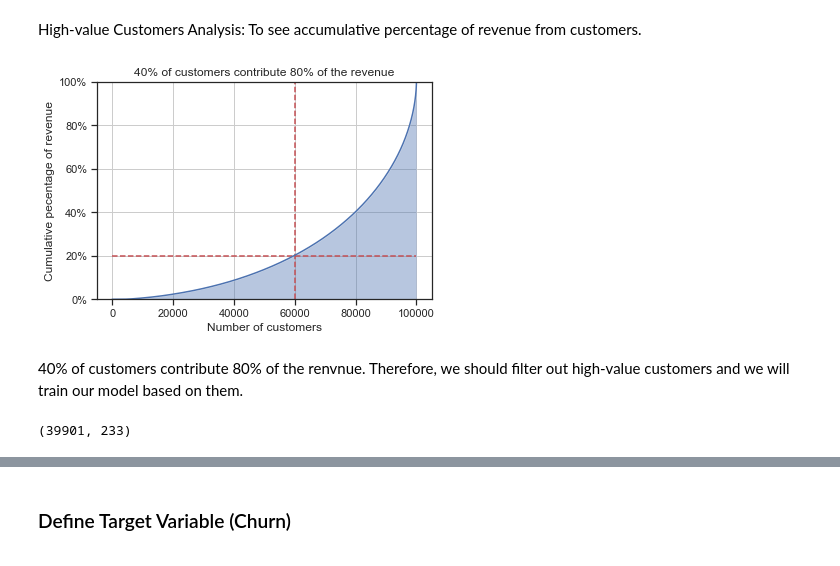
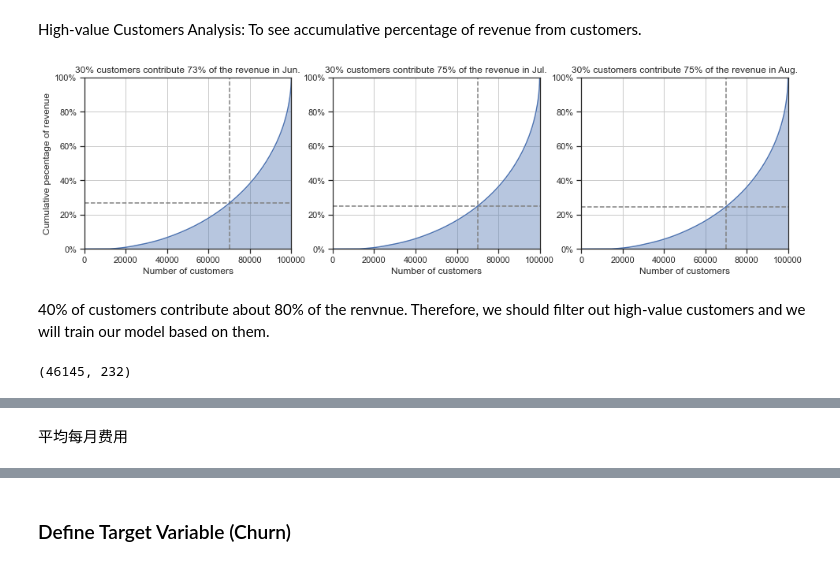
Before and after one commit to Crayon-ShinChan/ids-project, a Jupyter notebook: telecom_large/telecom.ipynb, the cells around one changed output, grey strips where cells are left out. Saved outputs shown, nothing was run; the diff lists cells and outputs as text; code cells hidden in the pictures.

```diff
--- a/telecom_large/telecom.ipynb
+++ b/telecom_large/telecom.ipynb
@@ -77,6 +80,12 @@ Data columns (total 226 columns):
  225 sep_vbc_3g                99999 non-null  float64
 dtypes: float64(179), int64(35), object(12)
 memory usage: 172.4+ MB
+# %%
+telecom.rename(columns={'jun_vbc_3g': 'vbc_3g_6',
+                          'jul_vbc_3g': 'vbc_3g_7',
+                          'aug_vbc_3g': 'vbc_3g_8',
+                          'sep_vbc_3g': 'vbc_3g_9'},
+               inplace=True)
 # %%
 telecom.describe()
 # %% [output]
@@ -98,43 +107,53 @@ Normally, the revenue of a business is majorly from high-value customers. Let's
 # %% [markdown]
 Calculate total charge amount.
 # %%
-telecom['total_data_rech_6'] = telecom['total_rech_data_6'] * telecom['av_rech_amt_data_6']
-telecom['total_data_rech_7'] = telecom['total_rech_data_7'] * telecom['av_rech_amt_data_7']
-telecom['total_data_rech_8'] = telecom['total_rech_data_8'] * telecom['av_rech_amt_data_8']
+telecom['total_data_rech_amt_6'] = telecom['total_rech_data_6'] * telecom['av_rech_amt_data_6']
+telecom['total_data_rech_amt_7'] = telecom['total_rech_data_7'] * telecom['av_rech_amt_data_7']
+telecom['total_data_rech_amt_8'] = telecom['total_rech_data_8'] * telecom['av_rech_amt_data_8']
 # %%
-telecom['amt_data_6'] = telecom[['total_rech_amt_6','total_data_rech_6']].sum(axis=1)
-telecom['amt_data_7'] = telecom[['total_rech_amt_7','total_data_rech_7']].sum(axis=1)
-telecom['amt_data_8'] = telecom[['total_rech_amt_8','total_data_rech_8']].sum(axis=1)
+telecom['total_amt_6'] = telecom[['total_rech_amt_6','total_data_rech_amt_6']].sum(axis=1)
+telecom['total_amt_7'] = telecom[['total_rech_amt_7','total_data_rech_amt_7']].sum(axis=1)
+telecom['total_amt_8'] = telecom[['total_rech_amt_8','total_data_rech_amt_8']].sum(axis=1)
-# %%
-telecom['AVG_amt_data_6_7'] = telecom[['amt_data_6','amt_data_7']].mean(axis=1)
 # %% [markdown]
 High-value Customers Analysis: To see accumulative percentage of revenue from customers.
 # %%
-rev = telecom['AVG_amt_data_6_7'].sort_values().reset_index(drop=True)
-rev_pct = rev.cumsum()
-rev_pct /= rev_pct.iloc[-1]
+total_amt_cols = ['total_amt_6', 'total_amt_7', 'total_amt_8']
+month_labels = ['Jun.', 'Jul.', 'Aug.']
 
-fig, ax = plt.subplots()
-ax.plot(rev_pct)
-ax.fill_between(rev_pct.index, rev_pct.values, alpha=0.4)
-plt.vlines(x=60000, ymax=1, ymin=0, colors="r", linestyles="--")
-plt.hlines(y=.2, xmax=100000, xmin=0, colors="r", linestyles="--")
+fig, axes = plt.subplots(1, 3, sharex=True, figsize=(16,4))
 
-ax.set_title('40% of customers contribute 80% of the revenue')
-ax.set_ylabel('Cumulative pecentage of revenue')
-ax.set_xlabel('Number of customers')
-ax.set_ylim(0, 1)
-vals = ax.get_yticks()
-ax.set_yticklabels(['{:.0%}'.format(x) for x in vals])
-ax.grid()
+for idx in range(len(total_amt_cols)):
+    rev = telecom[total_amt_cols[idx]].sort_values().reset_index(drop=True)
+    rev_pct = rev.cumsum()
+    rev_pct /= rev_pct.iloc[-1]
+    pct = rev_pct.quantile(0.7)
+
+    axes[idx].plot(rev_pct)
+    axes[idx].fill_between(rev_pct.index, rev_pct.values, alpha=0.4)
+    axes[idx].vlines(x=70000, ymax=1, ymin=0, colors="gray", linestyles="--")
+    axes[idx].hlines(y=pct, xmax=100000, xmin=0, colors="gray", linestyles="--")
+
+    axes[idx].set_title('30% customers contribute {:.0%} of the revenue in {}'.format(1 - pct, month_labels[idx]))
+    if idx == 0:
+        axes[idx].set_ylabel('Cumulative pecentage of revenue')
+    axes[idx].set_xlabel('Number of customers')
+    axes[idx].set_ylim(0, 1)
+    axes[idx].set_xlim(0, 100000)
+    vals = axes[idx].get_yticks()
+    axes[idx].set_yticklabels(['{:.0%}'.format(x) for x in vals])
+    axes[idx].grid()
 # %% [output]
-[figure, old version]
+[figure, new version]
 # %% [markdown]
-40% of customers contribute 80% of the renvnue. Therefore, we should filter out high-value customers and we will train our model based on them.
+40% of customers contribute about 80% of the renvnue. Therefore, we should filter out high-value customers and we will train our model based on them.
-# %%
-highvalue = telecom[telecom['AVG_amt_data_6_7'] > telecom['AVG_amt_data_6_7'].quantile(0.6)]
-highvalue.shape
-# %% [output]
-(39901, 233)
+# %%
+highvalue = telecom[(telecom['total_amt_6'] > telecom['total_amt_6'].quantile(0.7)) |
+                    (telecom['total_amt_7'] > telecom['total_amt_7'].quantile(0.7)) |
+                    (telecom['total_amt_8'] > telecom['total_amt_8'].quantile(0.7))]
+highvalue.shape
+# %% [output]
+(46145, 232)
 # %% [markdown]
 <a class="anchor" id="define-churn"></a>
+# %% [markdown]
+平均每月费用
```
Also changed, not shown: parts of 169 cells of this notebook, 8 other files.
